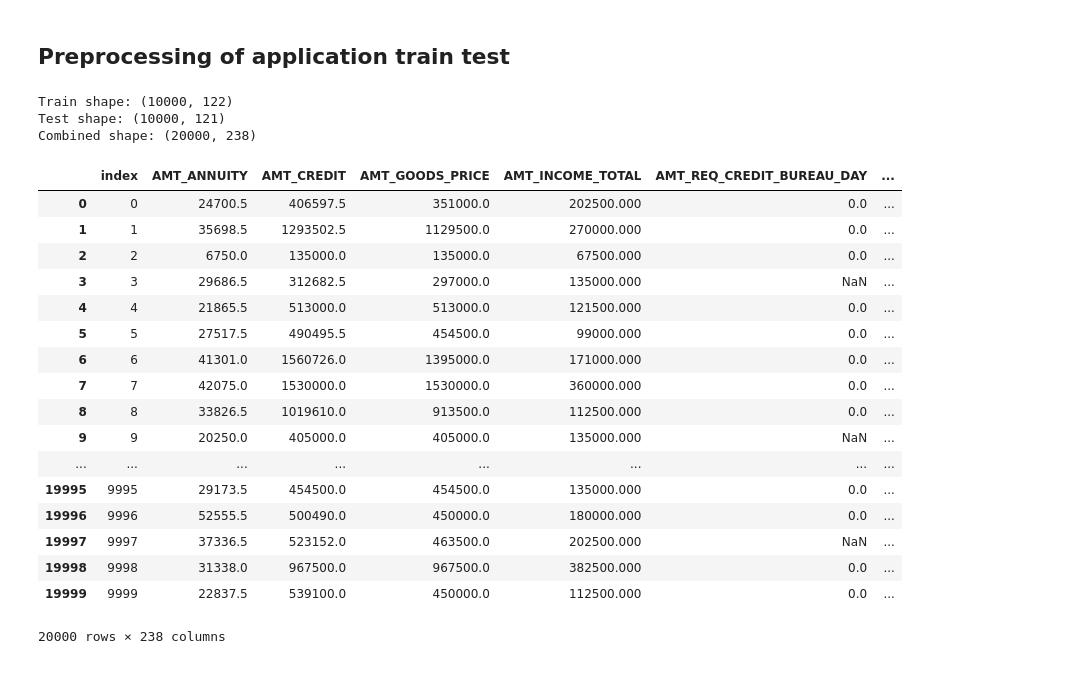
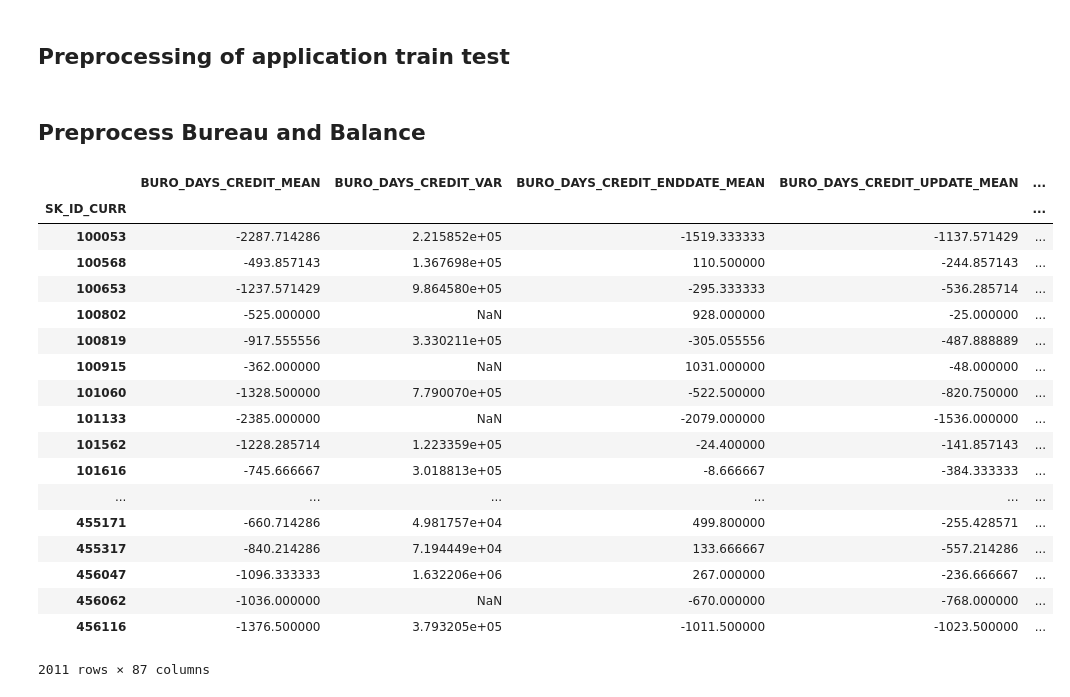
Before and after one commit to jasonchanhku/kaggle-home-credit, a Jupyter notebook: protos/Pilot.ipynb, the cells around one changed output. Saved outputs shown, nothing was run; the diff lists cells and outputs as text; code cells hidden in the pictures.

```diff
--- a/protos/Pilot.ipynb
+++ b/protos/Pilot.ipynb
@@ -111,27 +113,5 @@ def application_train_test(num_rows = 10000, nan_as_category=False):
     print('Combined shape: {}'.format(df.shape))
 
     return df
-# %%
-application_train_test()
-# %% [output]
-Train shape: (10000, 122)
-Test shape: (10000, 121)
-Combined shape: (20000, 238)
-|  | index | AMT_ANNUITY | AMT_CREDIT | AMT_GOODS_PRICE | AMT_INCOME_TOTAL | AMT_REQ_CREDIT_BUREAU_DAY | ... |
-| 0 | 0 | 24700.5 | 406597.5 | 351000.0 | 202500.000 | 0.0 | ... |
-| 1 | 1 | 35698.5 | 1293502.5 | 1129500.0 | 270000.000 | 0.0 | ... |
-| 2 | 2 | 6750.0 | 135000.0 | 135000.0 | 67500.000 | 0.0 | ... |
-| 3 | 3 | 29686.5 | 312682.5 | 297000.0 | 135000.000 | NaN | ... |
-| 4 | 4 | 21865.5 | 513000.0 | 513000.0 | 121500.000 | 0.0 | ... |
-| 5 | 5 | 27517.5 | 490495.5 | 454500.0 | 99000.000 | 0.0 | ... |
-| 6 | 6 | 41301.0 | 1560726.0 | 1395000.0 | 171000.000 | 0.0 | ... |
-| 7 | 7 | 42075.0 | 1530000.0 | 1530000.0 | 360000.000 | 0.0 | ... |
-| 8 | 8 | 33826.5 | 1019610.0 | 913500.0 | 112500.000 | 0.0 | ... |
-| 9 | 9 | 20250.0 | 405000.0 | 405000.0 | 135000.000 | NaN | ... |
-| ... | ... | ... | ... | ... | ... | ... | ... |
-| 19995 | 9995 | 29173.5 | 454500.0 | 454500.0 | 135000.000 | 0.0 | ... |
-| 19996 | 9996 | 52555.5 | 500490.0 | 450000.0 | 180000.000 | 0.0 | ... |
-| 19997 | 9997 | 37336.5 | 523152.0 | 463500.0 | 202500.000 | NaN | ... |
-| 19998 | 9998 | 31338.0 | 967500.0 | 967500.0 | 382500.000 | 0.0 | ... |
-| 19999 | 9999 | 22837.5 | 539100.0 | 450000.0 | 112500.000 | 0.0 | ... |
-20000 rows × 238 columns
+# %% [markdown]
+## Preprocess Bureau and Balance
@@ -137,0 +176,22 @@ Combined shape: (20000, 238)
+# %%
+bureau_and_balance()
+# %% [output]
+|  | BURO_DAYS_CREDIT_MEAN | BURO_DAYS_CREDIT_VAR | BURO_DAYS_CREDIT_ENDDATE_MEAN | BURO_DAYS_CREDIT_UPDATE_MEAN | ... |
+| SK_ID_CURR |  |  |  |  | ... |
+| 100053 | -2287.714286 | 2.215852e+05 | -1519.333333 | -1137.571429 | ... |
+| 100568 | -493.857143 | 1.367698e+05 | 110.500000 | -244.857143 | ... |
+| 100653 | -1237.571429 | 9.864580e+05 | -295.333333 | -536.285714 | ... |
+| 100802 | -525.000000 | NaN | 928.000000 | -25.000000 | ... |
+| 100819 | -917.555556 | 3.330211e+05 | -305.055556 | -487.888889 | ... |
+| 100915 | -362.000000 | NaN | 1031.000000 | -48.000000 | ... |
+| 101060 | -1328.500000 | 7.790070e+05 | -522.500000 | -820.750000 | ... |
+| 101133 | -2385.000000 | NaN | -2079.000000 | -1536.000000 | ... |
+| 101562 | -1228.285714 | 1.223359e+05 | -24.400000 | -141.857143 | ... |
+| 101616 | -745.666667 | 3.018813e+05 | -8.666667 | -384.333333 | ... |
+| ... | ... | ... | ... | ... | ... |
+| 455171 | -660.714286 | 4.981757e+04 | 499.800000 | -255.428571 | ... |
+| 455317 | -840.214286 | 7.194449e+04 | 133.666667 | -557.214286 | ... |
+| 456047 | -1096.333333 | 1.632206e+06 | 267.000000 | -236.666667 | ... |
+| 456062 | -1036.000000 | NaN | -670.000000 | -768.000000 | ... |
+| 456116 | -1376.500000 | 3.793205e+05 | -1011.500000 | -1023.500000 | ... |
+2011 rows × 87 columns
```
Also changed, not shown: parts of 2 cells of this notebook.
